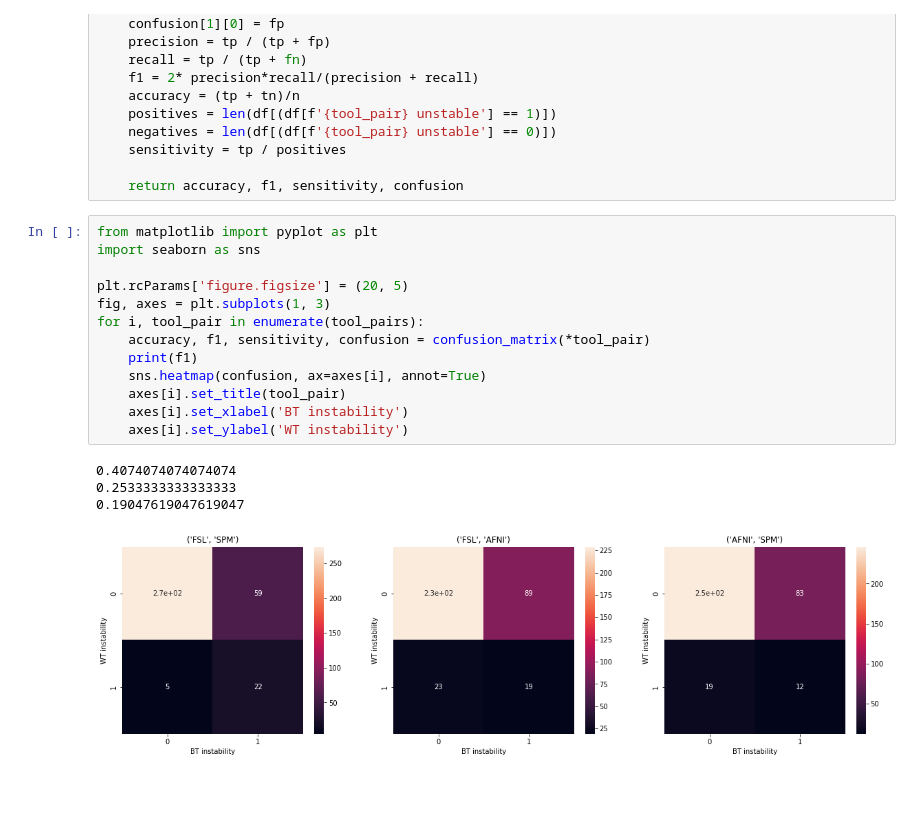
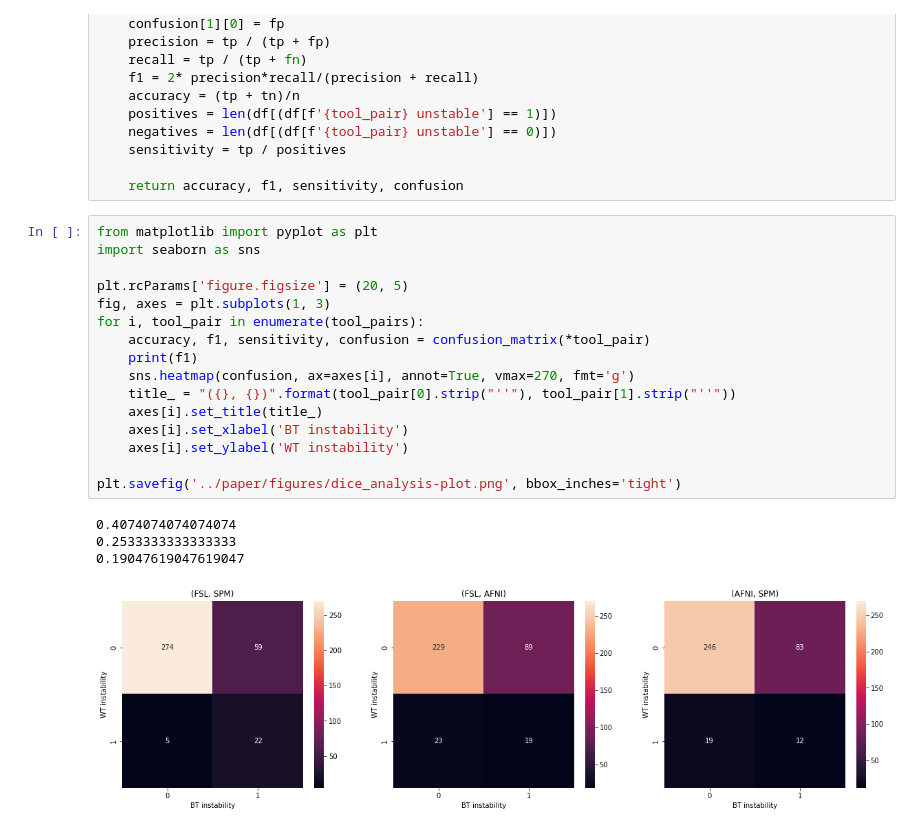
Before and after one commit to yohanchatelain/fuzzy-neurotools, a Jupyter notebook: data/Dice analysis.ipynb, the cells around one changed output. Drawn from its saved outputs; the diff is of its cells as text; blank space fills up the shorter version.

```diff
--- a/data/Dice analysis.ipynb
+++ b/data/Dice analysis.ipynb
@@ -74,18 +74,21 @@ def confusion_matrix(tool1, tool2):
 # %%
 from matplotlib import pyplot as plt
 import seaborn as sns
 
 plt.rcParams['figure.figsize'] = (20, 5)
 fig, axes = plt.subplots(1, 3)
 for i, tool_pair in enumerate(tool_pairs):
     accuracy, f1, sensitivity, confusion = confusion_matrix(*tool_pair)
     print(f1)
-    sns.heatmap(confusion, ax=axes[i], annot=True)
-    axes[i].set_title(tool_pair)
+    sns.heatmap(confusion, ax=axes[i], annot=True, vmax=270, fmt='g')
+    title_ = "({}, {})".format(tool_pair[0].strip("''"), tool_pair[1].strip("''"))
+    axes[i].set_title(title_)
     axes[i].set_xlabel('BT instability')
     axes[i].set_ylabel('WT instability')
+
+plt.savefig('../paper/figures/dice_analysis-plot.png', bbox_inches='tight')
 # %% [output]
 0.4074074074074074
 0.2533333333333333
 0.19047619047619047
-[figure, old version]
+[figure, new version]
```
Also changed, not shown: 2 other files.
